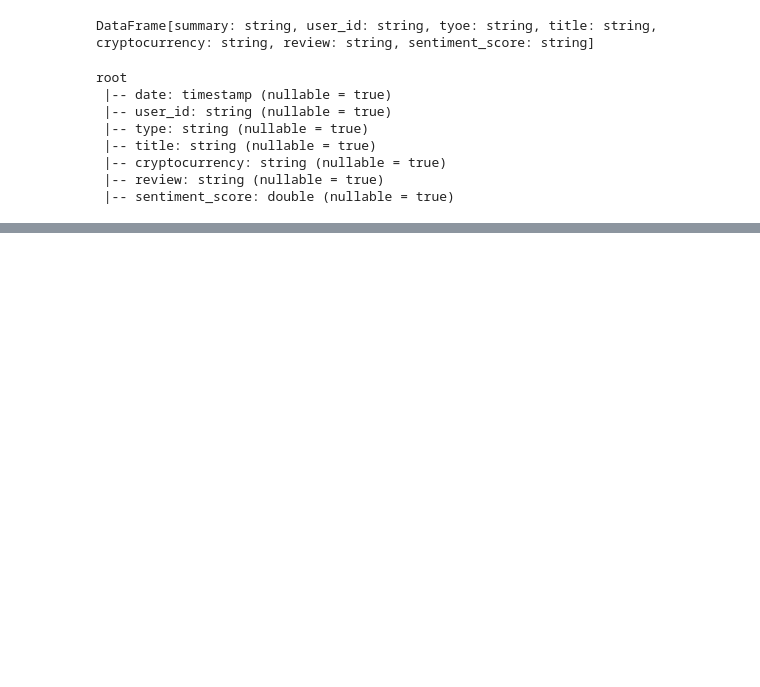
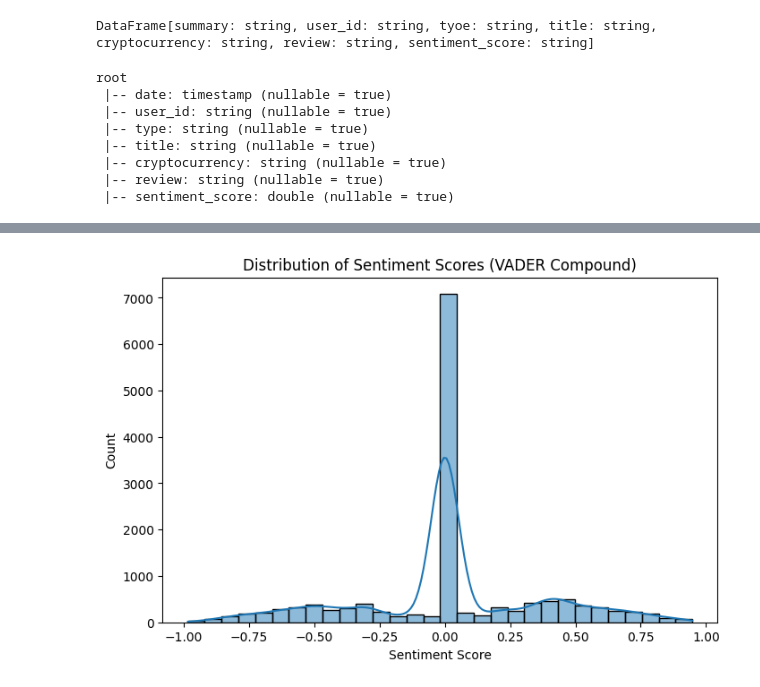
Before and after one commit to Ripa-Shah/Analyzing-Social-Sentiment-Data-to-determine-correlation-with-Cryptocurrency-Price, a Jupyter notebook: MIS584_Cryptocurrency_sentimentdata_and_prices.ipynb, the cells around one changed output, grey strips where cells are left out. Cells and saved outputs as stored; diff of their text form; code cells hidden in the pictures; blank space fills up the shorter version.

```diff
--- a/MIS584_Cryptocurrency_sentimentdata_and_prices.ipynb
+++ b/MIS584_Cryptocurrency_sentimentdata_and_prices.ipynb
@@ -599,0 +525,15 @@ df_reddit_crypto_count.select(['unique_user_count', 'cryptocurrency', 'type'])\
+# %%
+print("Before removing date field's null values")
+print(df_reddit_main_cryptos.count())
+print("After removing date field's null values")
+df_reddit_drop_rows = df_reddit_main_cryptos.dropna(subset=['date'])
+print(df_reddit_drop_rows.count())
+# 1. Fill with a constant date (e.g., '1900-01-01')
+default_date = "1900-01-01 00:00:00"
+#df_reddit_crypto_filled_date = df_reddit_main_cryptos['date'].fillna(default_date)
+df_reddit_crypto_filled_date = df_reddit_main_cryptos.fillna(
+    # Pass a dictionary: {'column_name': fill_value}
+    value={'date': default_date}
+)
+print("After filling constant date")
+df_reddit_crypto_filled_date.show(10)
@@ -599,0 +643,13 @@ df_reddit_crypto_count.select(['unique_user_count', 'cryptocurrency', 'type'])\
+# %%
+#distribution analysis: Visualize the distribution
+#of the core metric, sentiment_score, to see if the overall mood is neutral, positive, or negative.
+
+import seaborn as sns
+
+plt.figure(figsize=(8, 5))
+sns.histplot(df_pandas['sentiment_score'], bins=30, kde=True)
+plt.title("Distribution of Sentiment Scores (VADER Compound)")
+plt.xlabel("Sentiment Score")
+plt.show()
+# %% [output]
+[figure, added]
```
Also changed, not shown: parts of 39 cells of this notebook.
